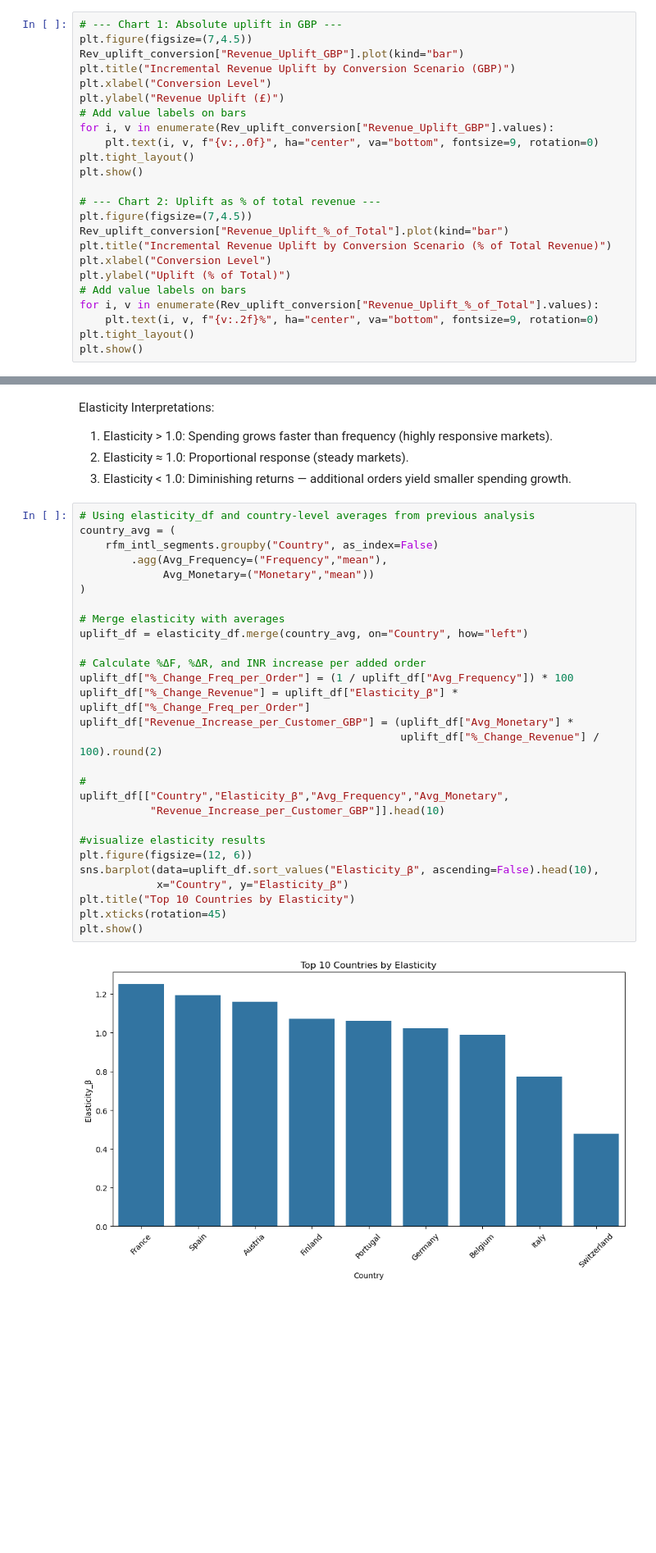
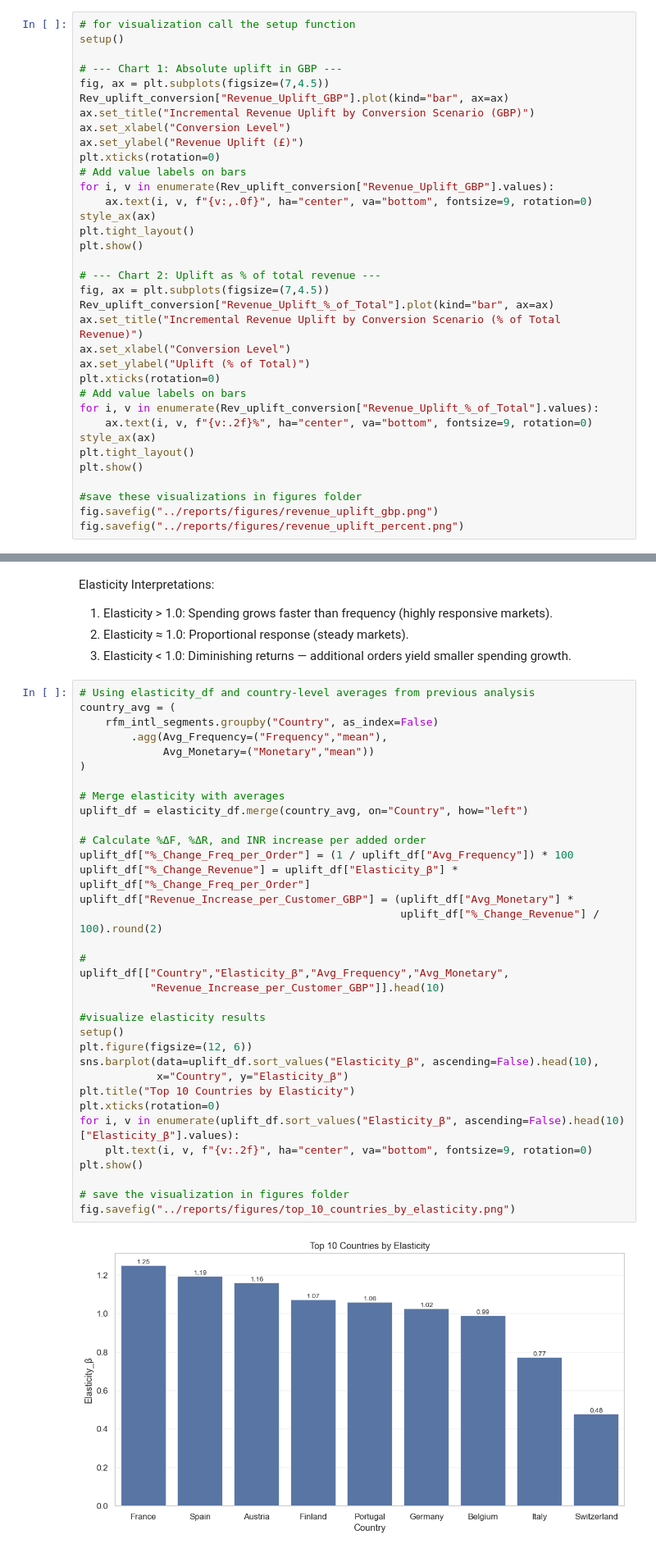
Before and after one commit to bisharatm/ds08_online-retail, a Jupyter notebook: notebooks/04_insights_and_recommendation.ipynb, the cells around one changed output, grey strips where cells are left out. Shown at 82% size. Drawn from its saved outputs; the diff is of its cells as text; blank space fills up the shorter version.

```diff
--- a/notebooks/04_insights_and_recommendation.ipynb
+++ b/notebooks/04_insights_and_recommendation.ipynb
@@ -235,25 +217,36 @@ Incremental Revenue Uplift by Conversion Scenario:
 # %%
+# for visualization call the setup function
+setup()
+
 # --- Chart 1: Absolute uplift in GBP ---
-plt.figure(figsize=(7,4.5))
-Rev_uplift_conversion["Revenue_Uplift_GBP"].plot(kind="bar")
-plt.title("Incremental Revenue Uplift by Conversion Scenario (GBP)")
-plt.xlabel("Conversion Level")
-plt.ylabel("Revenue Uplift (£)")
+fig, ax = plt.subplots(figsize=(7,4.5))
+Rev_uplift_conversion["Revenue_Uplift_GBP"].plot(kind="bar", ax=ax)
+ax.set_title("Incremental Revenue Uplift by Conversion Scenario (GBP)")
+ax.set_xlabel("Conversion Level")
+ax.set_ylabel("Revenue Uplift (£)")
+plt.xticks(rotation=0)
 # Add value labels on bars
 for i, v in enumerate(Rev_uplift_conversion["Revenue_Uplift_GBP"].values):
-    plt.text(i, v, f"{v:,.0f}", ha="center", va="bottom", fontsize=9, rotation=0)
+    ax.text(i, v, f"{v:,.0f}", ha="center", va="bottom", fontsize=9, rotation=0)
+style_ax(ax)
 plt.tight_layout()
 plt.show()
 
 # --- Chart 2: Uplift as % of total revenue ---
-plt.figure(figsize=(7,4.5))
-Rev_uplift_conversion["Revenue_Uplift_%_of_Total"].plot(kind="bar")
-plt.title("Incremental Revenue Uplift by Conversion Scenario (% of Total Revenue)")
-plt.xlabel("Conversion Level")
-plt.ylabel("Uplift (% of Total)")
+fig, ax = plt.subplots(figsize=(7,4.5))
+Rev_uplift_conversion["Revenue_Uplift_%_of_Total"].plot(kind="bar", ax=ax)
+ax.set_title("Incremental Revenue Uplift by Conversion Scenario (% of Total Revenue)")
+ax.set_xlabel("Conversion Level")
+ax.set_ylabel("Uplift (% of Total)")
+plt.xticks(rotation=0)
 # Add value labels on bars
 for i, v in enumerate(Rev_uplift_conversion["Revenue_Uplift_%_of_Total"].values):
-    plt.text(i, v, f"{v:.2f}%", ha="center", va="bottom", fontsize=9, rotation=0)
+    ax.text(i, v, f"{v:.2f}%", ha="center", va="bottom", fontsize=9, rotation=0)
+style_ax(ax)
 plt.tight_layout()
 plt.show()
+
+#save these visualizations in figures folder
+fig.savefig("../reports/figures/revenue_uplift_gbp.png")
+fig.savefig("../reports/figures/revenue_uplift_percent.png")
 # %% [output]
@@ -332,33 +315,39 @@ Elasticity Interpretations:
 # %%
 # Using elasticity_df and country-level averages from previous analysis
 country_avg = (
     rfm_intl_segments.groupby("Country", as_index=False)
         .agg(Avg_Frequency=("Frequency","mean"),
              Avg_Monetary=("Monetary","mean"))
 )
 
 # Merge elasticity with averages
 uplift_df = elasticity_df.merge(country_avg, on="Country", how="left")
 
 # Calculate %ΔF, %ΔR, and INR increase per added order
 uplift_df["%_Change_Freq_per_Order"] = (1 / uplift_df["Avg_Frequency"]) * 100
 uplift_df["%_Change_Revenue"] = uplift_df["Elasticity_β"] * uplift_df["%_Change_Freq_per_Order"]
 uplift_df["Revenue_Increase_per_Customer_GBP"] = (uplift_df["Avg_Monetary"] *
                                                   uplift_df["%_Change_Revenue"] / 100).round(2)
 
 #
 uplift_df[["Country","Elasticity_β","Avg_Frequency","Avg_Monetary",
            "Revenue_Increase_per_Customer_GBP"]].head(10)
 
 #visualize elasticity results
+setup()
 plt.figure(figsize=(12, 6))
 sns.barplot(data=uplift_df.sort_values("Elasticity_β", ascending=False).head(10),
             x="Country", y="Elasticity_β")
 plt.title("Top 10 Countries by Elasticity")
-plt.xticks(rotation=45)
+plt.xticks(rotation=0)
+for i, v in enumerate(uplift_df.sort_values("Elasticity_β", ascending=False).head(10)["Elasticity_β"].values):
+    plt.text(i, v, f"{v:.2f}", ha="center", va="bottom", fontsize=9, rotation=0)
 plt.show()
+
+# save the visualization in figures folder
+fig.savefig("../reports/figures/top_10_countries_by_elasticity.png")
 # %% [output]
-[figure, old version]
+[figure, new version]
 # %% [markdown]
 Insights for International Market:
 
```
Also changed, not shown: parts of 17 cells of this notebook.
